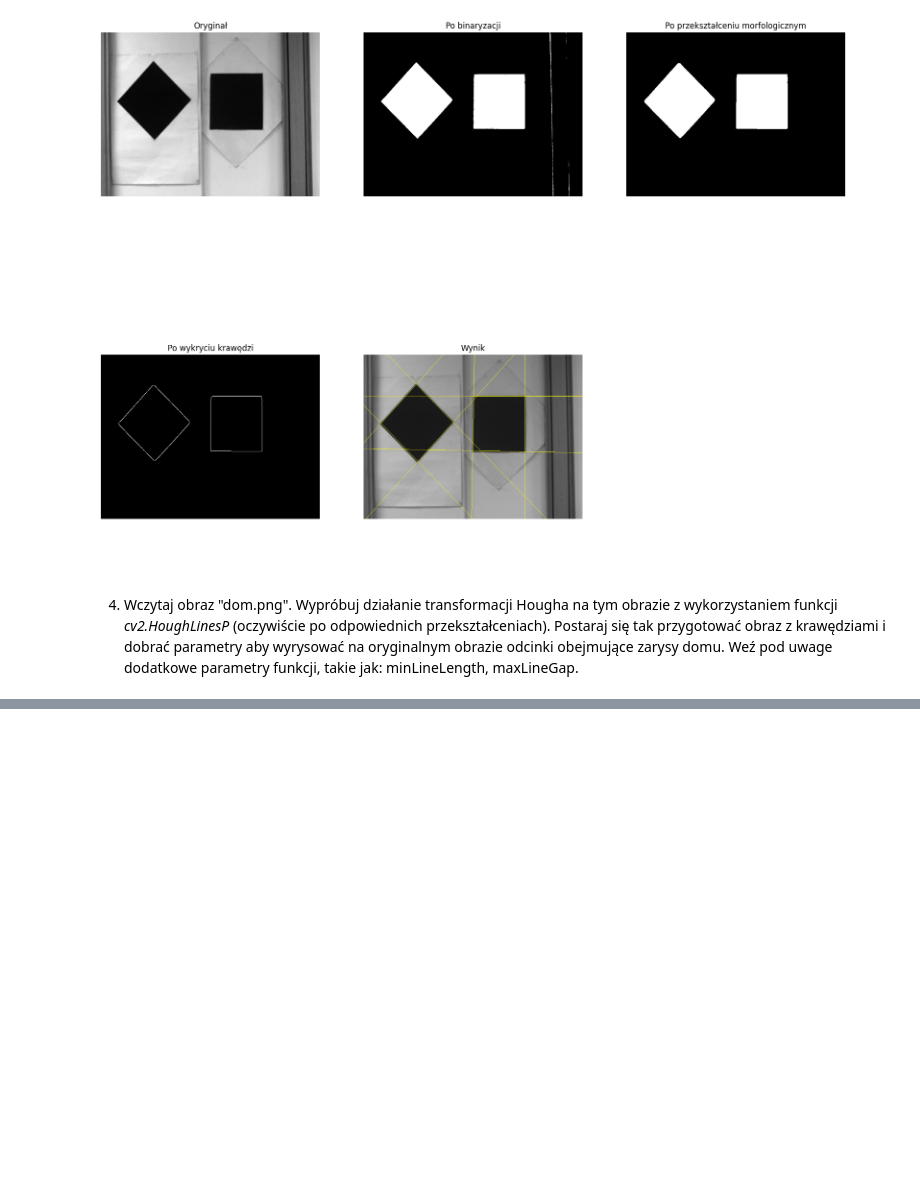
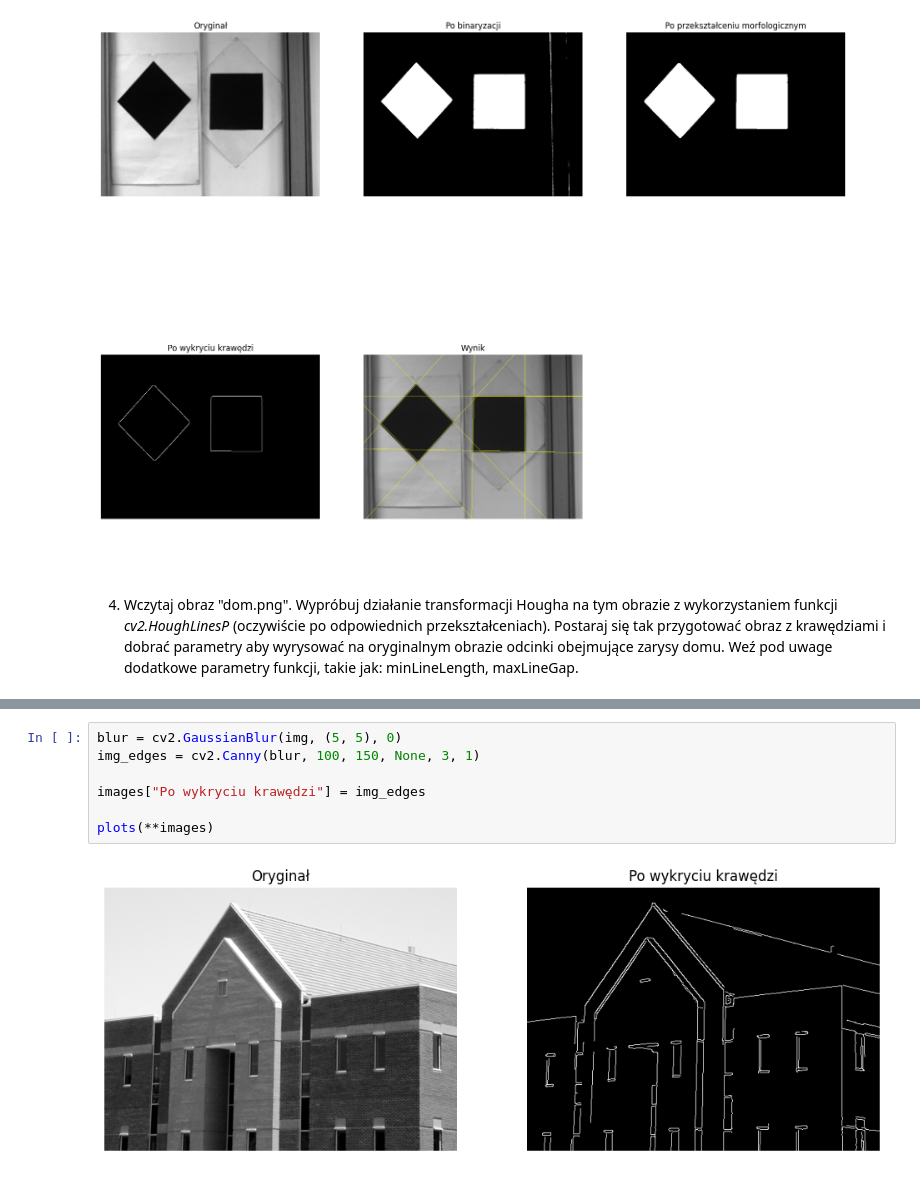
Before and after one commit to DziqG2NK/Przetwarzanie-i-analiza-obraz-w-cyfrowych, a Jupyter notebook: zajecia_4/Hough.ipynb, the cells around one changed output, grey strips where cells are left out. Saved outputs shown, nothing was run; the diff lists cells and outputs as text; blank space fills up the shorter version.

```diff
--- a/zajecia_4/Hough.ipynb
+++ b/zajecia_4/Hough.ipynb
@@ -377,0 +384,9 @@ Znalezione ekstrema: 8
+# %%
+blur = cv2.GaussianBlur(img, (5, 5), 0)
+img_edges = cv2.Canny(blur, 100, 150, None, 3, 1)
+
+images["Po wykryciu krawędzi"] = img_edges
+
+plots(**images)
+# %% [output]
+[figure, added]
```
Also changed, not shown: parts of 2 cells of this notebook.
